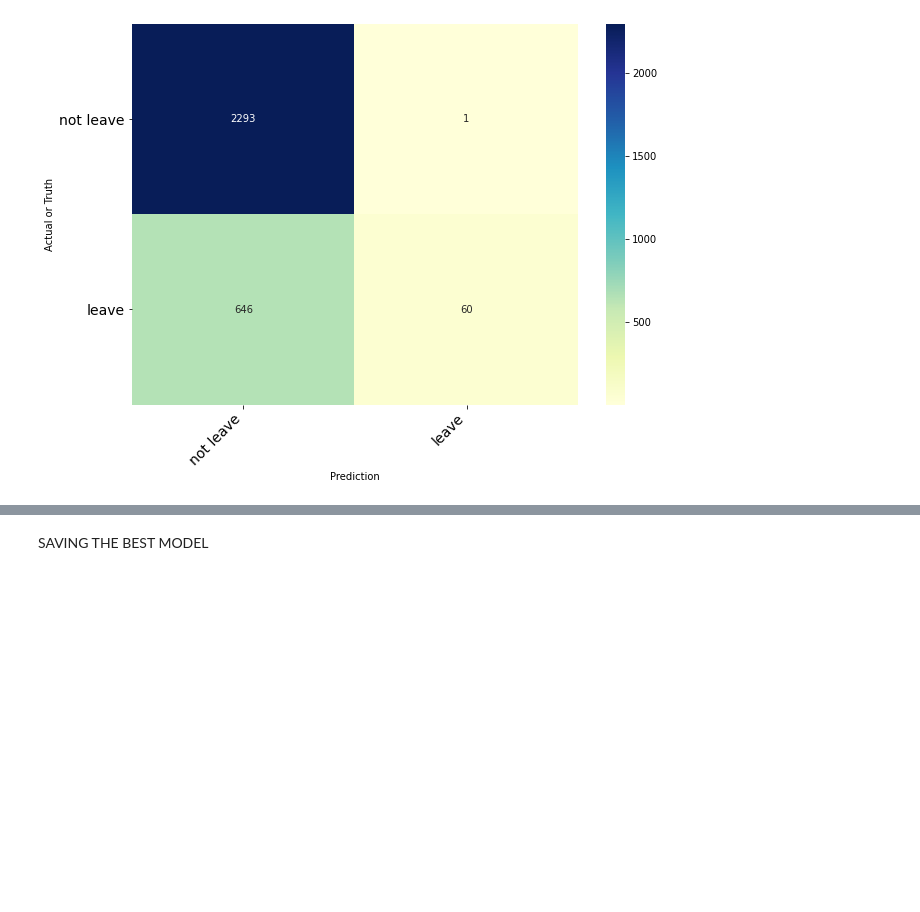
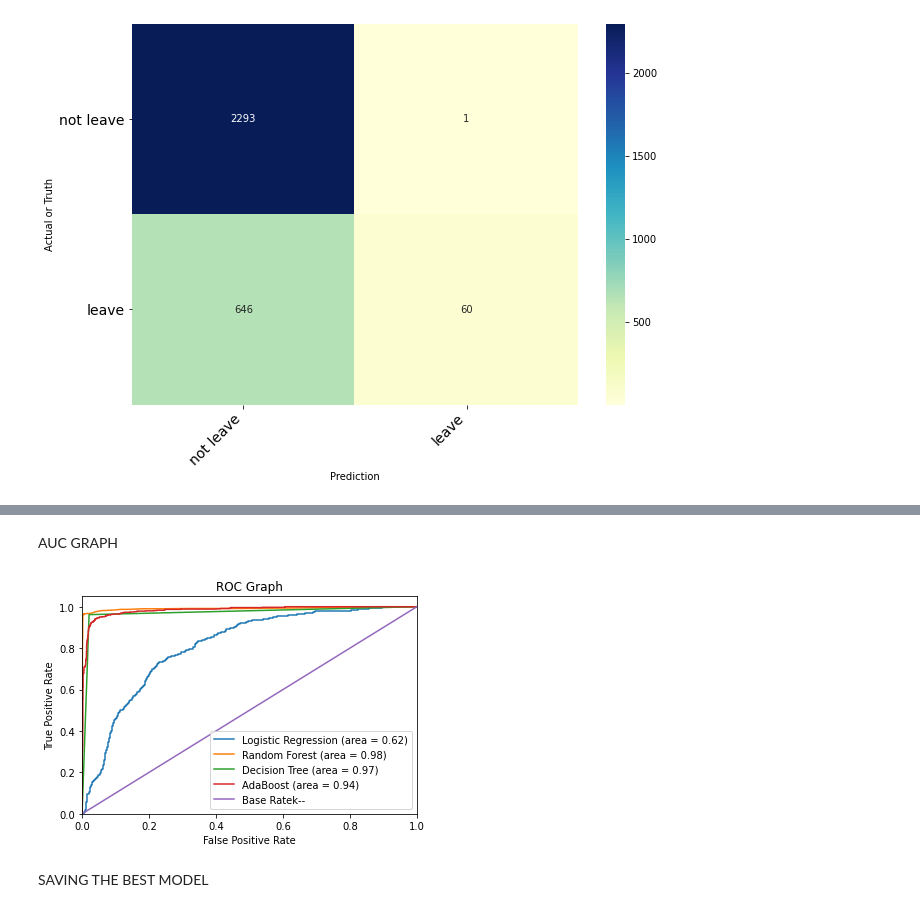
Before and after one commit to sbhardwaj97/employee-turnover-, a Jupyter notebook: project_work_module_3.ipynb, the cells around one changed output, grey strips where cells are left out. Cells and saved outputs as stored; diff of their text form; code cells hidden in the pictures; blank space fills up the shorter version.

```diff
--- a/project_work_module_3.ipynb
+++ b/project_work_module_3.ipynb
@@ -395,3 +419,7 @@ cm = confusion_matrix(y_test,rpretree)
 print_confusion_matrix(cm,["not leave","leave"])
 # %% [output]
 [figure]
+# %%
+print ("Random Forest Model")
+rf_roc_auc = roc_auc_score(y_test, rtreemodel.predict(X_test))
+print ("Random Forest AUC = %2.2f" % rf_roc_auc)
@@ -433,3 +464,7 @@ cm = confusion_matrix(y_test,svcpre)
 print_confusion_matrix(cm,["not leave","leave"])
 # %% [output]
 [figure]
+# %%
+print ("Support Vector Machine")
+svm_roc_auc = roc_auc_score(y_test, svc.predict(X_test))
+print ("SVM AUC = %2.2f" % svm_roc_auc)
@@ -436,3 +509,45 @@ print_confusion_matrix(cm,["not leave","leave"])
+# %% [markdown]
+AUC GRAPH
+# %%
+from sklearn.metrics import roc_curve
+
+import matplotlib.pyplot as plt
+
+fpr, tpr, thresholds = roc_curve(y_test, logreg.predict_proba(X_test)[:,1])
+rf_fpr, rf_tpr, rf_thresholds = roc_curve(y_test,rtreemodel.predict_proba(X_test)[:,1])
+dt_fpr, dt_tpr, dt_thresholds = roc_curve(y_test, treemodel.predict_proba(X_test)[:,1])
+ada_fpr, ada_tpr, ada_thresholds = roc_curve(y_test, ada.predict_proba(X_test)[:,1])
+
+
+plt.figure()
+
+# Plot Logistic Regression ROC
+plt.plot(fpr, tpr, label='Logistic Regression (area = %0.2f)' % logit_roc_auc)
+
+# Plot Random Forest ROC
+plt.plot(rf_fpr, rf_tpr, label='Random Forest (area = %0.2f)' % rf_roc_auc)
+
+# Plot Decision Tree ROC
+plt.plot(dt_fpr, dt_tpr, label='Decision Tree (area = %0.2f)' % dt_roc_auc)
+
+# Plot Support Vector Tree Tree ROC
+plt.plot(label='Support vector machine (area = %0.2f)' % svm_roc_auc)
+
+# Plot AdaBoost ROC
+plt.plot(ada_fpr, ada_tpr, label='AdaBoost (area = %0.2f)' % ada_roc_auc)
+
+# Plot Base Rate ROC
+plt.plot([0,1], [0,1],label='Base Rate' 'k--')
+
+plt.xlim([0.0, 1.0])
+plt.ylim([0.0, 1.05])
+plt.xlabel('False Positive Rate')
+plt.ylabel('True Positive Rate')
+plt.title('ROC Graph')
+plt.legend(loc="lower right")
+plt.show()
+# %% [output]
+[figure, added]
 # %% [markdown]
 SAVING THE  BEST MODEL
 # %%
```
Also changed, not shown: parts of 21 cells of this notebook.
